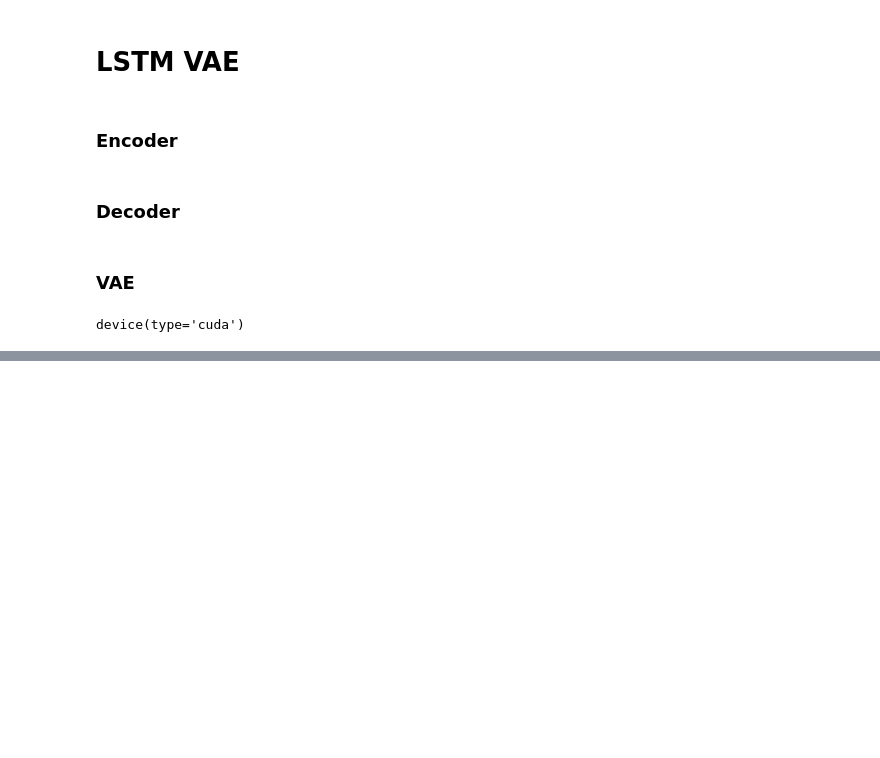
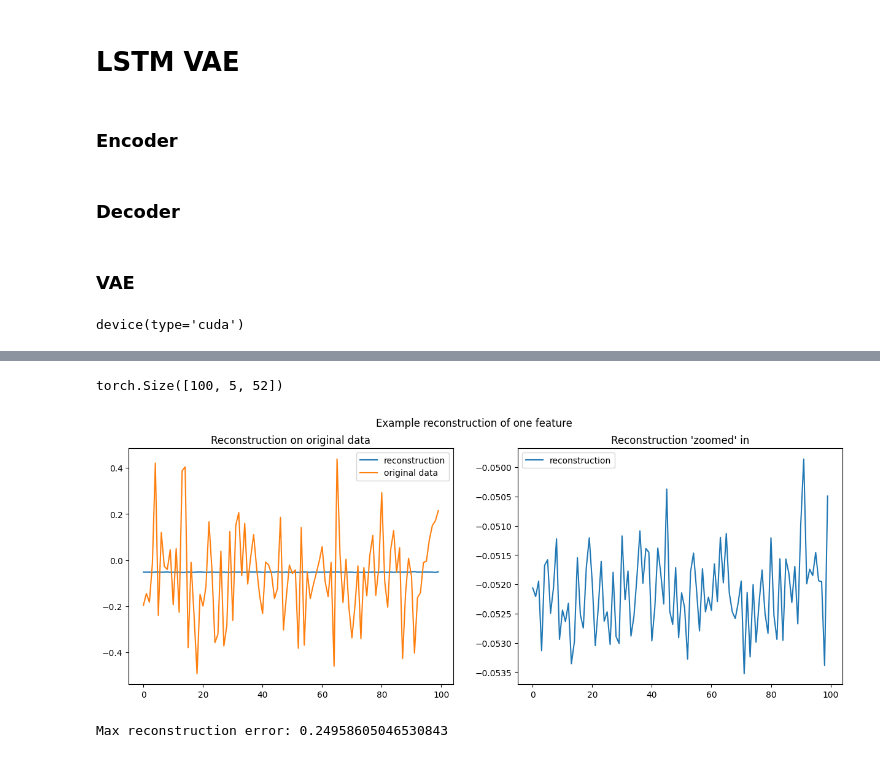
Before and after one commit to CKeibel/tennessee-eastman-process-simulation, a Jupyter notebook: 02-vae.ipynb, the cells around one changed output, grey strips where cells are left out. Saved outputs shown, nothing was run; the diff lists cells and outputs as text; code cells hidden in the pictures; blank space fills up the shorter version.

Commit message:
fix training on only non anomalies; add evaluation

```diff
--- a/02-vae.ipynb
+++ b/02-vae.ipynb
@@ -131,3 +133,4 @@ Preparing numpy return. This could take some seconds.
 [Link](https://datascience.stackexchange.com/questions/63717/how-to-use-standardization-standardscaler-for-train-and-test)
 # %%
 X_train, X_test, y_train, y_test = train_test_split(_x, _y, test_size=0.3, random_state=1)
+X_val, X_test, y_val, y_test = train_test_split(X_test, y_test, test_size=0.5, random_state=1)
@@ -263,18 +287,22 @@ test_data = TEP(X_test, y_test)
 testloader = DataLoader(test_data, batch_size=256)
 # %%
-num_epochs = 10
+num_epochs = 20
 
 # model
 learning_rate = 0.0002
 model = VAE(input_size=52, hidden_size=128, latent_size=32, num_layers=12, device=device, dropout=0.2)
 optimizer = torch.optim.SGD(model.parameters(), lr=learning_rate, momentum=0.9)
 
+result_rows = []
+
 model.train()
 train_losses = []
 test_losses = []
 for i in range(num_epochs):
     _train_losses = []
+    _train_reconstruction_losses = []
     _test_losses = []
+    _test_reconstruction_losses = []
     with tqdm(total=len(trainloader)) as pbar:
         for x, y in trainloader:
             x = x.to(torch.float32).to(device)
@@ -285,8 +313,10 @@ for i in range(num_epochs):
             loss.backward()
             optimizer.step()
 
-            _r = loss.detach().item()
-            _train_losses.append(_r)
+            loss = loss.detach().item()
+            _train_losses.append(loss)
+            reconstruction_loss = reconstruction_loss.detach().item()
+            _train_reconstruction_losses.append(reconstruction_loss)
 
             pbar.update(1)
 
@@ -295,8 +325,10 @@ for i in range(num_epochs):
             with torch.no_grad():
                 pred, _mean, _logvar = model(x)
             loss, reconstruction_loss = vae_loss(pred, x, _mean, _logvar)
-            _r = loss.detach().item()
-            _test_losses.append(_r)
+            loss = loss.detach().item()
+            _test_losses.append(loss)
+            reconstruction_loss = reconstruction_loss.detach().item()
+            _test_reconstruction_losses.append(reconstruction_loss)
 
         # epoch losses
         e_train = np.mean(_train_losses)
@@ -306,6 +338,15 @@ for i in range(num_epochs):
 
 
         print(f"Epoch {i+1} - train loss: {e_train} - test loss: {e_test}")
-        torch.save(model.state_dict(), "./model/model.pt")
-        torch.save(optimizer.state_dict(), "./model/optimizer.pt")
+        torch.save(model.state_dict(), f"./model/model_e{i+1}.pt")
+        torch.save(optimizer.state_dict(), f"./model/optimizer_e{i+1}.pt")
+
+        result_rows.append(
+            {
+                "train_loss": e_train,
+                "train_reconstruction_loss": np.mean(_train_reconstruction_losses),
+                "test_loss": e_test,
+                "test_reconstruction_loss": np.mean(_test_reconstruction_losses)
+            }
+        )
 # %% [output]
@@ -319,13 +395,43 @@ plt.show()
 # %%
-sample = X_test[:100]
+sample = X_test[y_test == 0][:100]
 with torch.no_grad():
     pred, _, _ = model(torch.from_numpy(sample).to(torch.float32).to(device))
 pred = pred.cpu()
 pred.shape
+# %% [output]
+torch.Size([100, 5, 52])
 # %%
-plt.plot(pred[:, 0, 0])
-plt.plot(sample[:, 0, 0])
+fix, ax = plt.subplots(1, 2, figsize=(15, 5))
+ax[0].plot(pred[:, 0, 0], label="reconstruction")
+ax[0].plot(sample[:, 0, 0], label="original data")
+ax[0].title.set_text("Reconstruction on original data")
+ax[0].legend()
+ax[1].plot(pred[:, 0, 0], label="reconstruction")
+ax[1].title.set_text("Reconstruction 'zoomed' in")
+ax[1].legend()
+plt.suptitle("Example reconstruction of one feature")
 plt.show()
+# %% [output]
+[figure, added]
 # %%
-plt.plot(pred[:, 0, 0])
-plt.show()
+max_reconstruction_error = 0.0
+
+r_losses = []
+
+with tqdm(total=X_train[y_train == 0].shape[0]) as pbar:
+    for x in X_train[y_train == 0]:
+        x = torch.from_numpy(x).to(torch.float32).to(device)
+        x = x[None, :, :] # add 1 as batch dimension
+        with torch.no_grad():
+            pred, _, _ = model(x)
+        error = F.mse_loss(pred, x).detach().item()
+        if error > max_reconstruction_error:
+            max_reconstruction_error = error
+
+        r_losses.append(error)
+
+        pbar.update(1)
+
+print(f"Max reconstruction error: {np.mean(r_losses)}")
+# %% [output]
+Max reconstruction error: 0.24958605046530843
```
Also changed, not shown: parts of 15 cells of this notebook, 3 other files.
